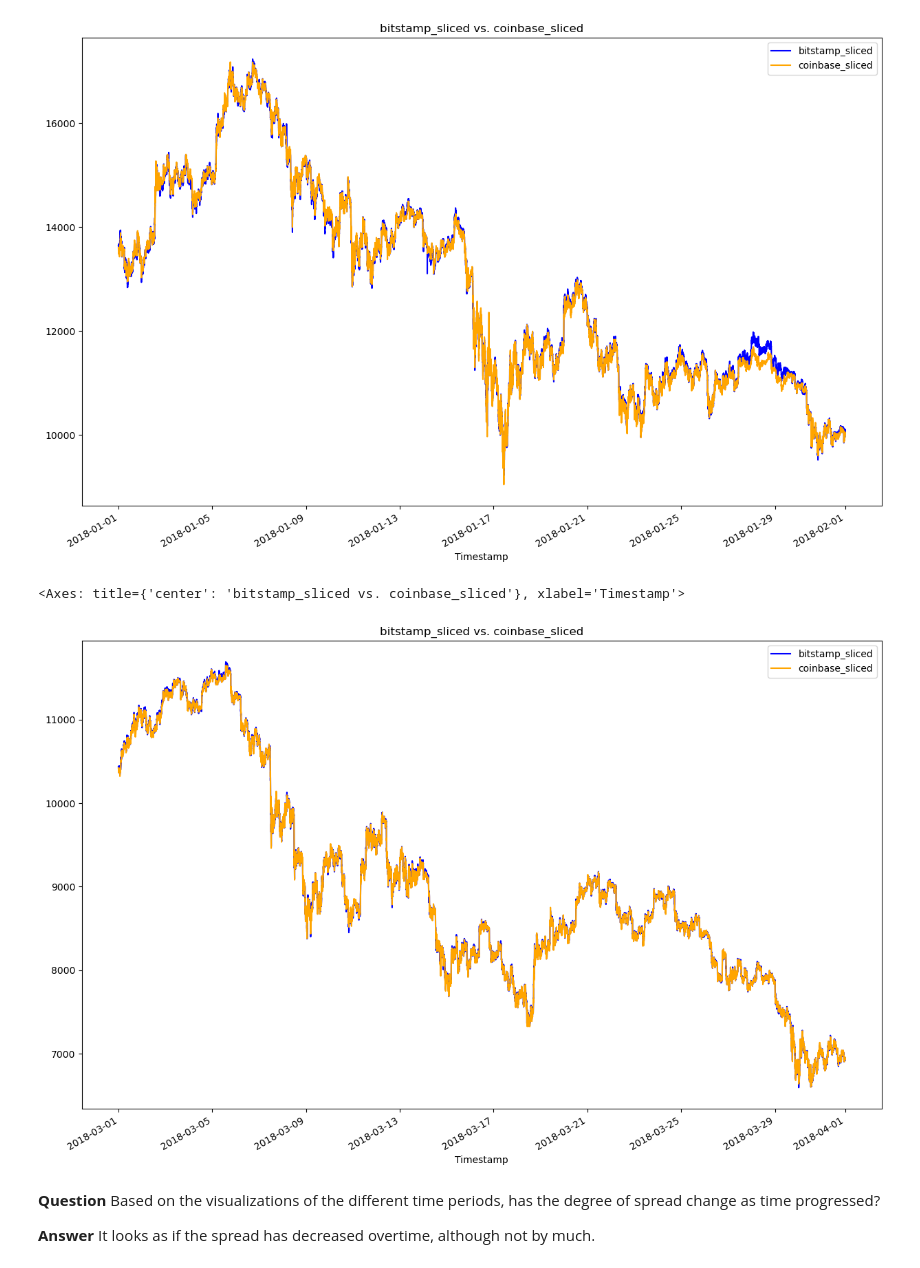
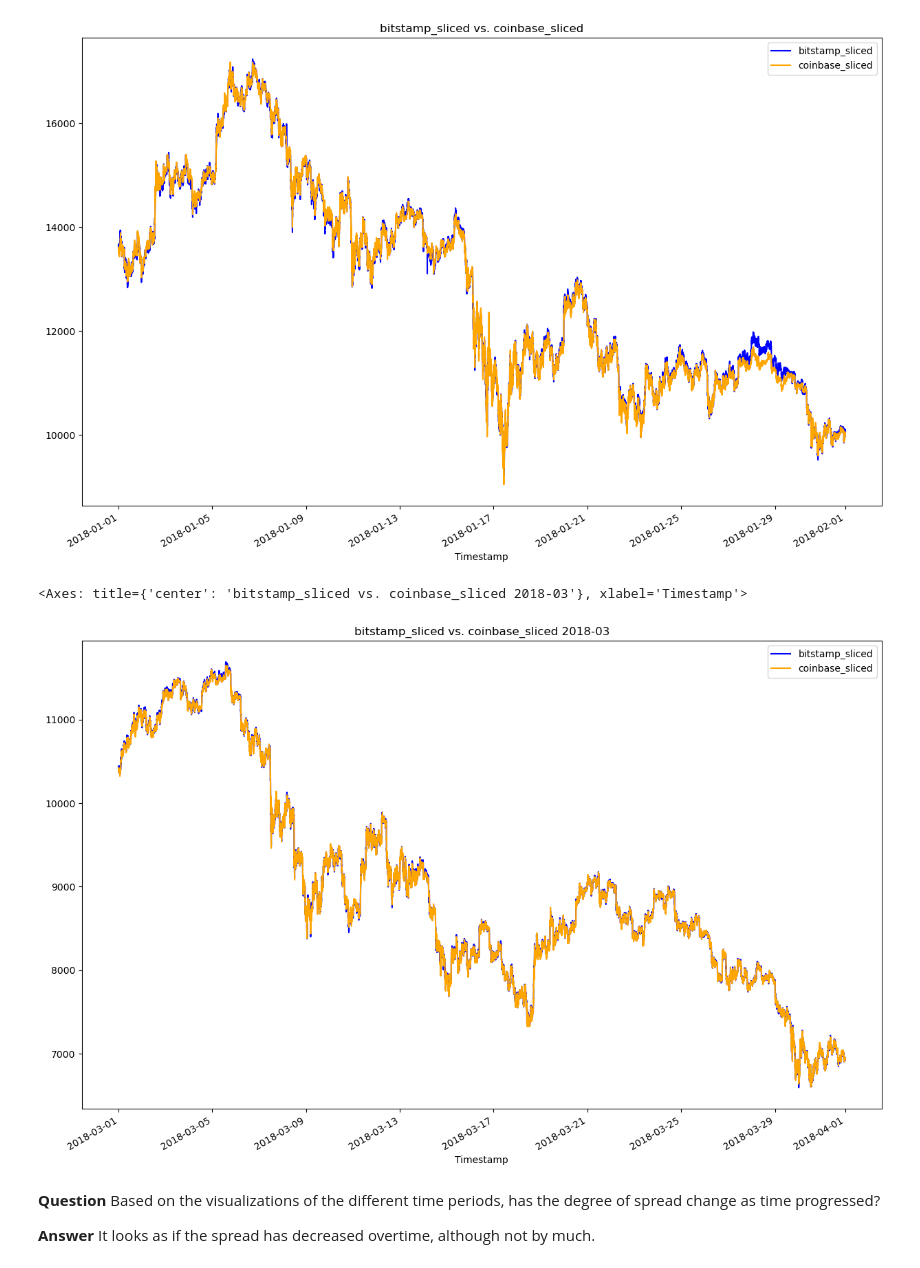
Before and after one commit to rowrowrowrow/GWU_M3, a Jupyter notebook: crypto_arbitrage.ipynb, the cells around one changed output. Saved outputs shown, nothing was run; the diff lists cells and outputs as text; code cells hidden in the pictures.

```diff
--- a/crypto_arbitrage.ipynb
+++ b/crypto_arbitrage.ipynb
@@ -325,14 +325,14 @@ coinbase_sliced.loc[from_date:to_date].plot(legend=True, figsize=(15, 10), color
 # %%
 # Using the loc and plot functions, create an overlay plot that visualizes
 # the price action of both DataFrames for a one month period later in the dataset
 # Be sure to include the parameters: legend, figure size, title, and color and label
 # YOUR CODE HERE
 shorthand_for_month = '2018-03'
-bitstamp_sliced.loc[shorthand_for_month].plot(legend=True, figsize=(15, 10), title="bitstamp_sliced vs. coinbase_sliced", color="blue", label="bitstamp_sliced")
+bitstamp_sliced.loc[shorthand_for_month].plot(legend=True, figsize=(15, 10), title=f"bitstamp_sliced vs. coinbase_sliced {shorthand_for_month}", color="blue", label="bitstamp_sliced")
 coinbase_sliced.loc[shorthand_for_month].plot(legend=True, figsize=(15, 10), color="orange", label="coinbase_sliced")
 # %% [output]
-<Axes: title={'center': 'bitstamp_sliced vs. coinbase_sliced'}, xlabel='Timestamp'>
+<Axes: title={'center': 'bitstamp_sliced vs. coinbase_sliced 2018-03'}, xlabel='Timestamp'>
-[figure, old version]
+[figure, new version]
 # %% [markdown]
 **Question** Based on the visualizations of the different time periods, has the degree of spread change as time progressed?
 
```
Also changed, not shown: parts of 3 cells of this notebook, 1 other file.
